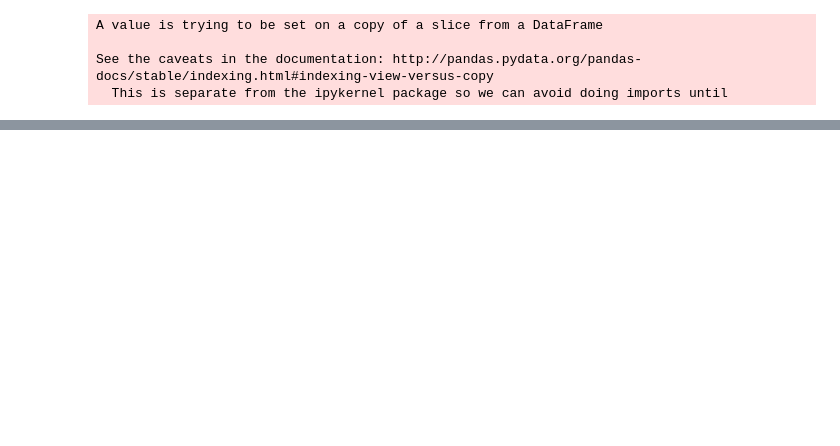
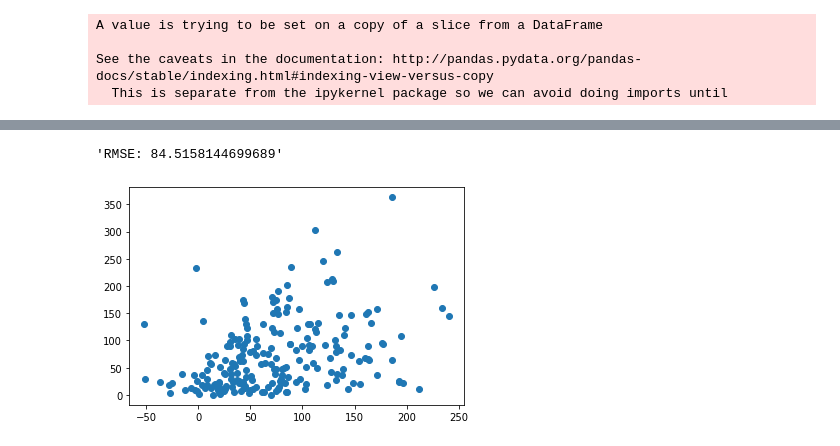
Before and after one commit to gwehrm/Deep_Learning, a Jupyter notebook: Regression_Classification.ipynb, the cells around one changed output, grey strips where cells are left out. Drawn from its saved outputs; the diff is of its cells as text; code cells hidden in the pictures; blank space fills up the shorter version.

Commit message:
ran the model

```diff
--- a/Regression_Classification.ipynb
+++ b/Regression_Classification.ipynb
@@ -67,3 +76,6 @@ See the caveats in the documentation: http://pandas.pydata.org/pandas-docs/stabl
+# %%
+# it looks quite alright. only problem is that we have the \n in front. with string replace to solve
+data_reduced["article"] = [art.replace("\\n","").replace("\n","").replace("\r","").replace("\t","") for art in data_reduced["article"]]
 # %%
 # remove punctuation
 exclude = set(string.punctuation)
@@ -166,0 +236,30 @@ Name: article, Length: 1080, dtype: object
+# %%
+# Build the model with Keras
+from keras.layers import Input, Dense
+from keras.models import Model
+
+
+# Create an input layer with 2500 inputs
+input_tensor = Input((2500,))
+
+# Create the first output
+output_tensor_1 = Dense(1, activation="linear", use_bias=False)(input_tensor)
+
+# Create the second output (use the first output and the input tensor as input)
+output_tensor_2 = Dense(58, activation="sigmoid", use_bias=False)(output_tensor_1)
+
+# Create a model with 2 outputs
+model = Model(input_tensor, [output_tensor_1,output_tensor_2])
+# %%
+# Import the Adam optimizer
+from keras.optimizers import Adam
+
+# Compile the model with 2 losses and the Adam optimzer with a higher learning rate
+model.compile(loss=['mean_absolute_error', 'categorical_crossentropy'], optimizer= Adam(lr=0.01),) #categorical crossentropy for multiclass
+
+# Fit the model to the tournament training data, with 2 inputs and 2 outputs
+model.fit(text_bow_train,
+          [y_train_comments,y_train_author],
+          epochs=50,
+          verbose=True,
+          batch_size=50)
@@ -166,0 +285,15 @@ Name: article, Length: 1080, dtype: object
+# %%
+# Importing necessary libraries
+from sklearn.metrics import classification_report
+
+# getting the predictions of the Validation Set...
+predictions = model.predict(text_bow_test)
+# it returns a list with the regression [0] and the classification [1]
+plt.scatter(predictions[0],y_test_comments)
+
+# rmse
+rmse = np.sqrt(np.mean((predictions[0]-y_test_comments)**2))
+display(f"RMSE: {rmse}")
+# %% [output]
+'RMSE: 84.5158144699689'
+[figure, added]
```
Also changed, not shown: parts of 15 cells of this notebook.
